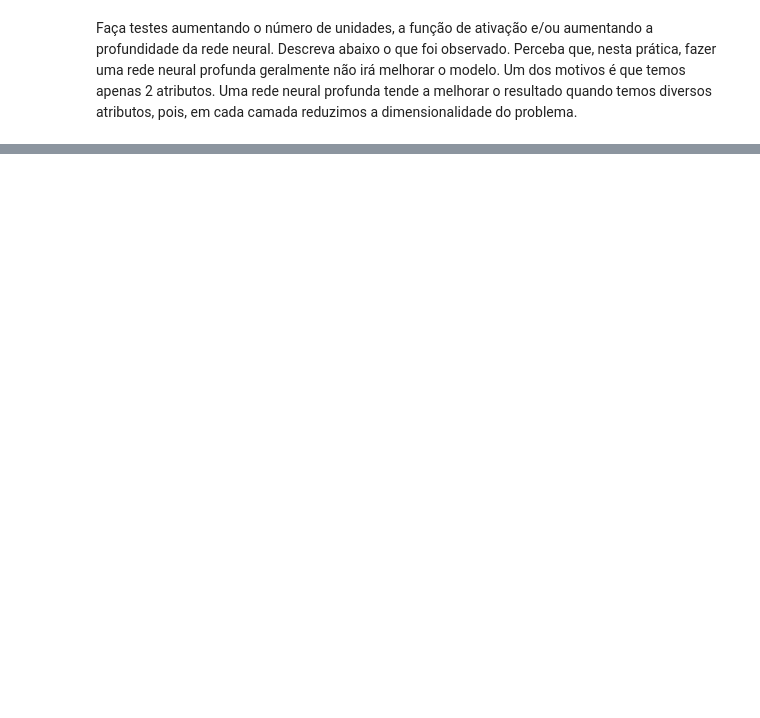
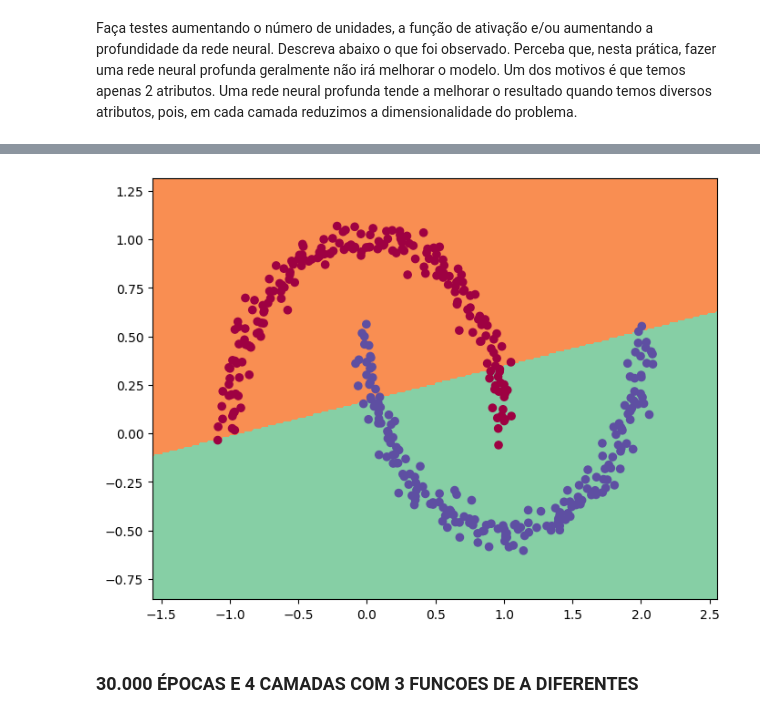
Before and after one commit to Pablo321123/AM-DeepLearning, a Jupyter notebook: Rede Neural Profunda.ipynb, the cells around one changed output, grey strips where cells are left out. Cells and saved outputs as stored; diff of their text form; code cells hidden in the pictures; blank space fills up the shorter version.

```diff
--- a/Rede Neural Profunda.ipynb
+++ b/Rede Neural Profunda.ipynb
@@ -395,0 +454,7 @@ Faça testes aumentando o número de unidades, a função de ativação e/ou aum
+# %%
+dnn = RedeNeural(
+    arr_qtd_un_por_camada=[4, 1],
+    arr_func_a_por_camada=[leaky_relu, sigmoid],
+    num_iteracoes=3000,
+)
+dnn.fit(mat_x=mat_x1, arr_y=arr_y1, learning_rate=1.2)
@@ -395,0 +479,6 @@ Faça testes aumentando o número de unidades, a função de ativação e/ou aum
+# %%
+plot_decision_boundary(dnn, mat_x1, arr_y1)
+# %% [output]
+[figure, added]
+# %% [markdown]
+### 30.000 ÉPOCAS E 4 CAMADAS COM 3 FUNCOES DE A DIFERENTES
```
Also changed, not shown: parts of 23 cells of this notebook, 1 other file.
